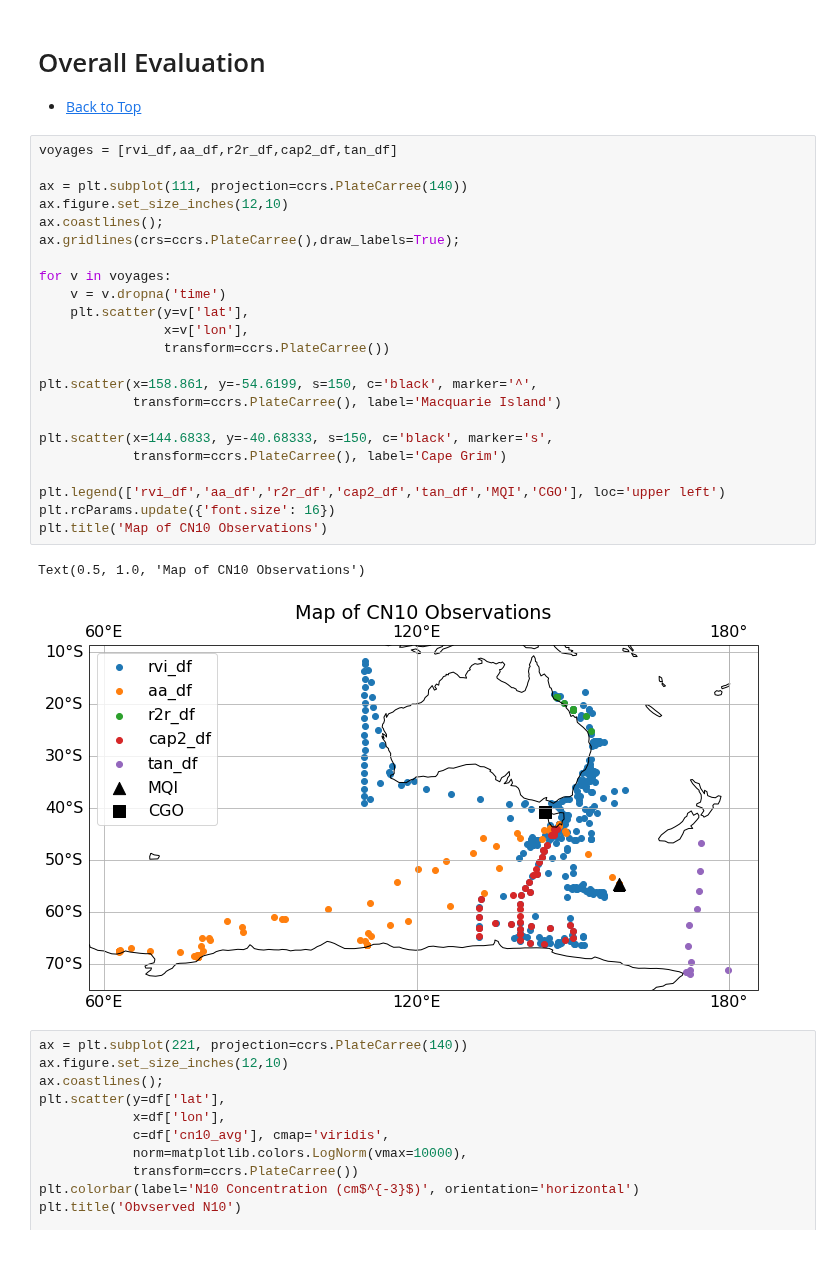
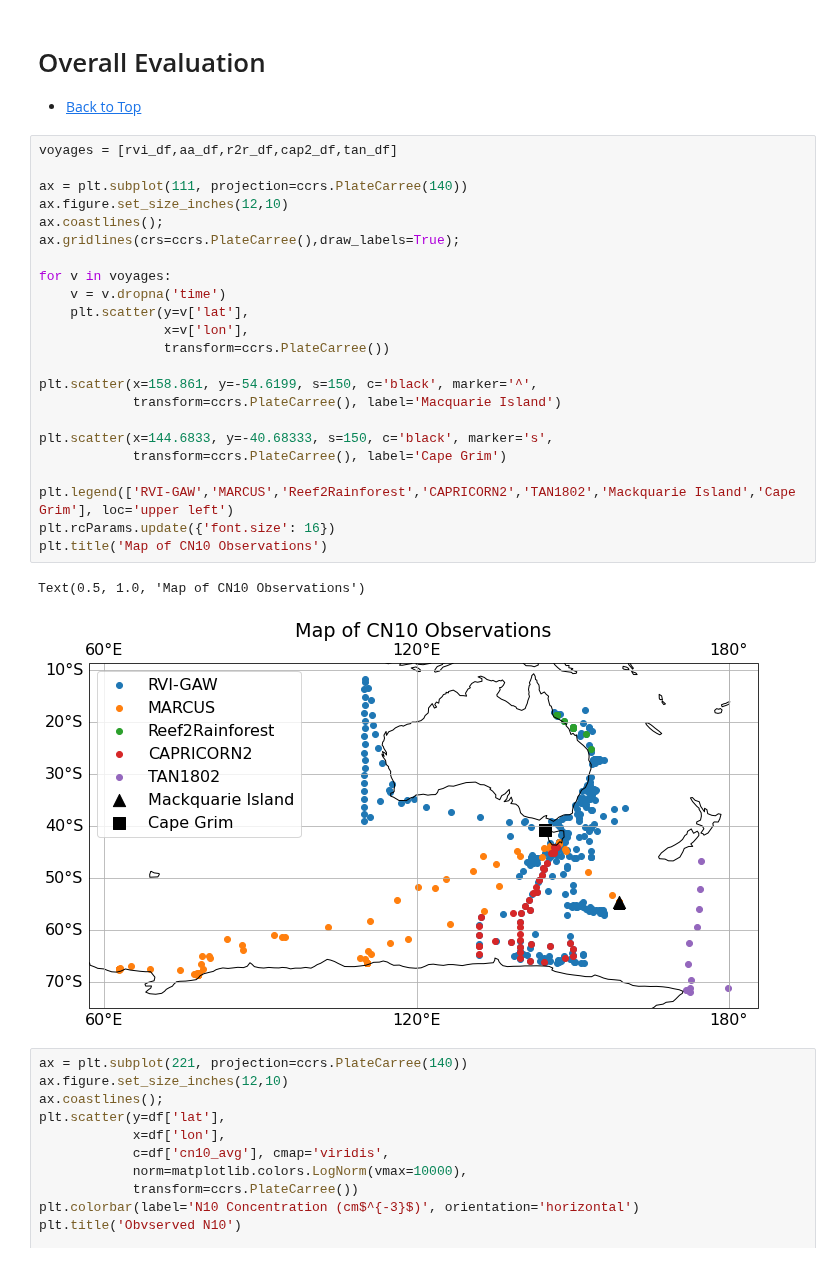
Before and after one commit to llamprey/access-eval, a Jupyter notebook: evaluation.ipynb, the cells around one changed output. Saved outputs shown, nothing was run; the diff lists cells and outputs as text.

```diff
--- a/evaluation.ipynb
+++ b/evaluation.ipynb
@@ -77,29 +85,29 @@ df = df.dropna('time')
 # %%
 voyages = [rvi_df,aa_df,r2r_df,cap2_df,tan_df]
 
 ax = plt.subplot(111, projection=ccrs.PlateCarree(140))
 ax.figure.set_size_inches(12,10)
 ax.coastlines();
 ax.gridlines(crs=ccrs.PlateCarree(),draw_labels=True);
 
 for v in voyages:
     v = v.dropna('time')
     plt.scatter(y=v['lat'],
                 x=v['lon'],
                 transform=ccrs.PlateCarree())
 
 plt.scatter(x=158.861, y=-54.6199, s=150, c='black', marker='^',
             transform=ccrs.PlateCarree(), label='Macquarie Island')
 
 plt.scatter(x=144.6833, y=-40.68333, s=150, c='black', marker='s',
             transform=ccrs.PlateCarree(), label='Cape Grim')
 
-plt.legend(['rvi_df','aa_df','r2r_df','cap2_df','tan_df','MQI','CGO'], loc='upper left')
+plt.legend(['RVI-GAW','MARCUS','Reef2Rainforest','CAPRICORN2','TAN1802','Mackquarie Island','Cape Grim'], loc='upper left')
 plt.rcParams.update({'font.size': 16})
 plt.title('Map of CN10 Observations')
 # %% [output]
 Text(0.5, 1.0, 'Map of CN10 Observations')
-[figure, old version]
+[figure, new version]
 # %%
 ax = plt.subplot(221, projection=ccrs.PlateCarree(140))
 ax.figure.set_size_inches(12,10)
```
Also changed, not shown: parts of 3 cells of this notebook.
